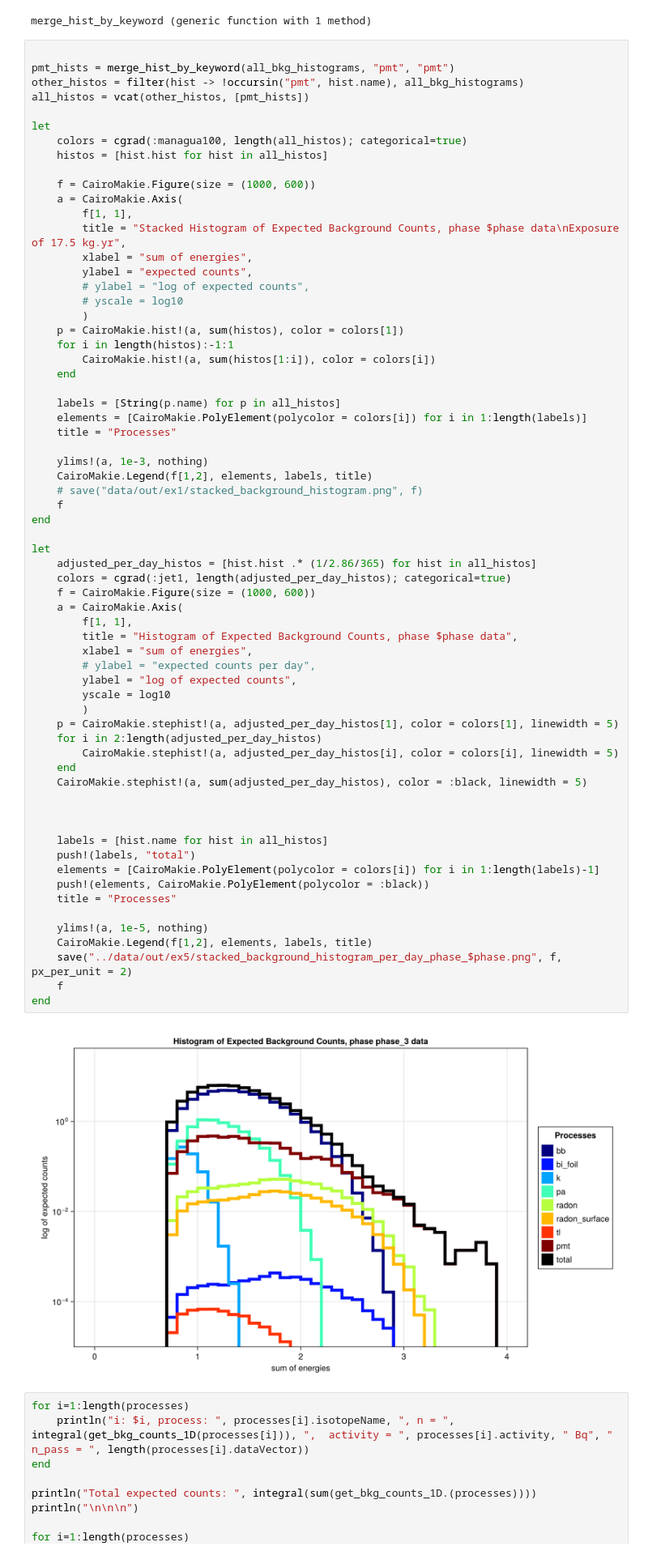
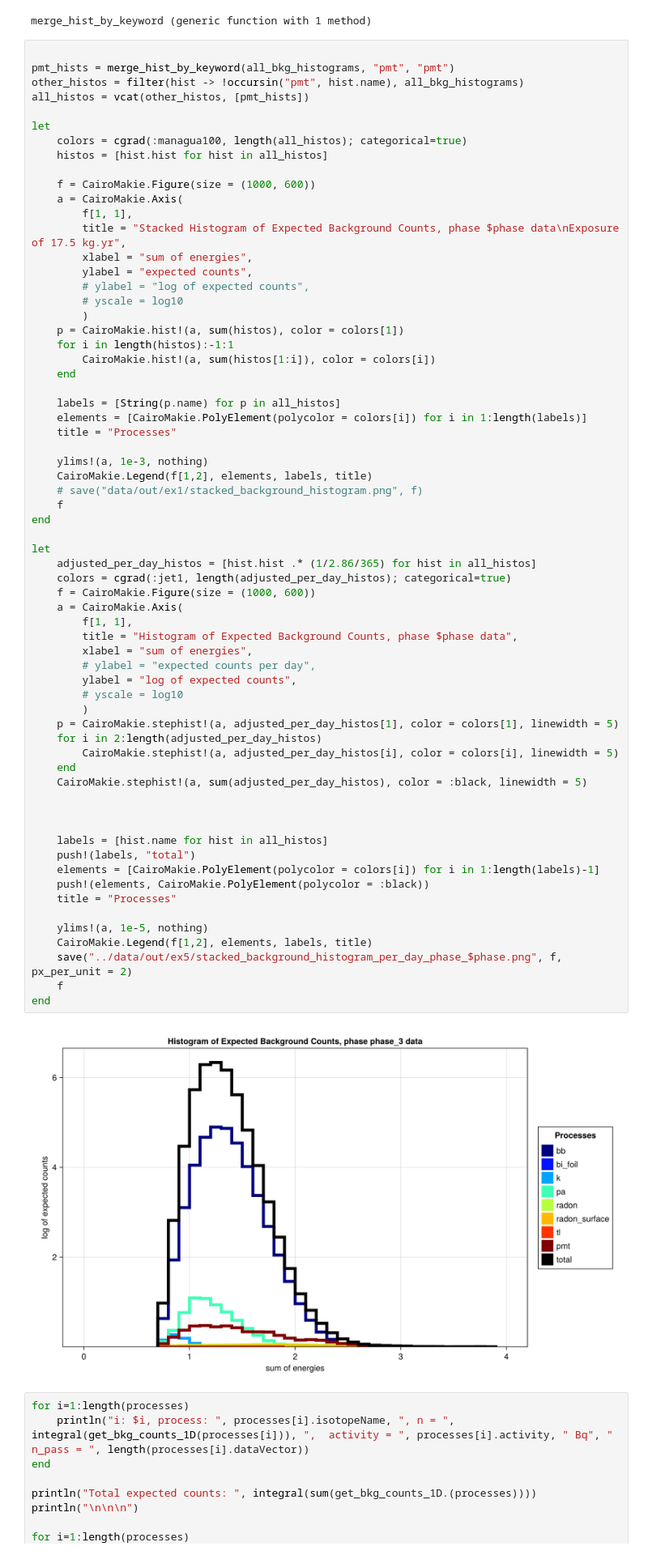
Before and after one commit to Shoram444/SN_Sensitivity_training, a Jupyter notebook: examples/ex5_realistic_detector.ipynb, the cells around one changed output. Shown at 81% size. Drawn from its saved outputs; the diff is of its cells as text.

```diff
--- a/examples/ex5_realistic_detector.ipynb
+++ b/examples/ex5_realistic_detector.ipynb
@@ -285,35 +285,35 @@ let
     adjusted_per_day_histos = [hist.hist .* (1/2.86/365) for hist in all_histos]
     colors = cgrad(:jet1, length(adjusted_per_day_histos); categorical=true)
     f = CairoMakie.Figure(size = (1000, 600))
     a = CairoMakie.Axis(
         f[1, 1],
         title = "Histogram of Expected Background Counts, phase $phase data",
         xlabel = "sum of energies",
         # ylabel = "expected counts per day",
         ylabel = "log of expected counts",
-        yscale = log10
+        # yscale = log10
         )
     p = CairoMakie.stephist!(a, adjusted_per_day_histos[1], color = colors[1], linewidth = 5)
     for i in 2:length(adjusted_per_day_histos)
         CairoMakie.stephist!(a, adjusted_per_day_histos[i], color = colors[i], linewidth = 5)
     end
     CairoMakie.stephist!(a, sum(adjusted_per_day_histos), color = :black, linewidth = 5)
 
 
 
     labels = [hist.name for hist in all_histos]
     push!(labels, "total")
     elements = [CairoMakie.PolyElement(polycolor = colors[i]) for i in 1:length(labels)-1]
     push!(elements, CairoMakie.PolyElement(polycolor = :black))
     title = "Processes"
 
     ylims!(a, 1e-5, nothing)
     CairoMakie.Legend(f[1,2], elements, labels, title)
     save("../data/out/ex5/stacked_background_histogram_per_day_phase_$phase.png", f, px_per_unit = 2)
     f
 end
 # %% [output]
-[figure, old version]
+[figure, new version]
 # %%
 for i=1:length(processes)
     println("i: $i, process: ", processes[i].isotopeName, ", n = ", integral(get_bkg_counts_1D(processes[i])), ",  activity = ", processes[i].activity, " Bq", " n_pass = ", length(processes[i].dataVector))
```
Also changed, not shown: parts of 11 cells of this notebook, 5 other files.
